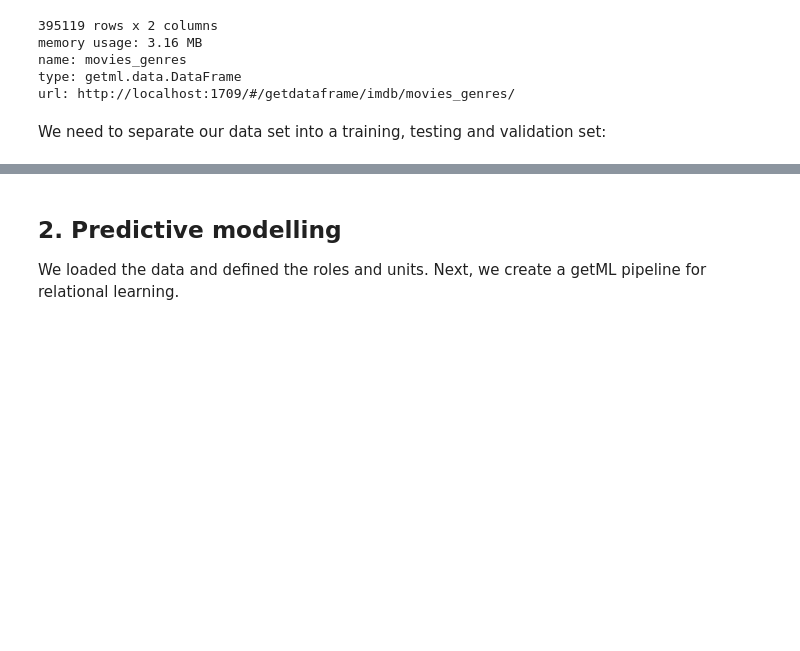
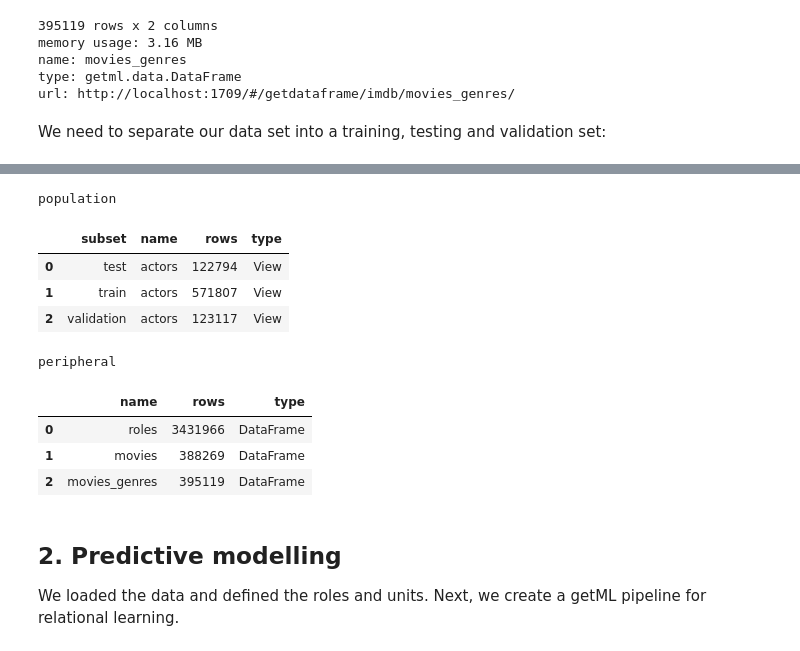
Before and after one commit to getml/getml-demo, a Jupyter notebook: imdb.ipynb, the cells around one changed output, grey strips where cells are left out. Saved outputs shown, nothing was run; the diff lists cells and outputs as text; code cells hidden in the pictures; blank space fills up the shorter version.

```diff
--- a/imdb.ipynb
+++ b/imdb.ipynb
@@ -302,0 +293,3 @@ data_test = actors.where("data_test", is_test)
+# %%
+split = getml.data.split.random(train=0.7, validation=0.15, test=0.15)
+split
@@ -303,3 +306,24 @@ data_test = actors.where("data_test", is_test)
+# %%
+container = getml.data.Container(population=actors, split=split)
+
+container.add(
+    roles=roles,
+    movies=movies,
+    movies_genres=movies_genres,
+)
+
+container
+# %% [output]
+population
+|  | subset | name | rows | type |
+| 0 | test | actors | 122794 | View |
+| 1 | train | actors | 571807 | View |
+| 2 | validation | actors | 123117 | View |
+peripheral
+|  | name | rows | type |
+| 0 | roles | 3431966 | DataFrame |
+| 1 | movies | 388269 | DataFrame |
+| 2 | movies_genres | 395119 | DataFrame |
 # %% [markdown]
 ## 2. Predictive modelling
 
```
Also changed, not shown: parts of 17 cells of this notebook.
